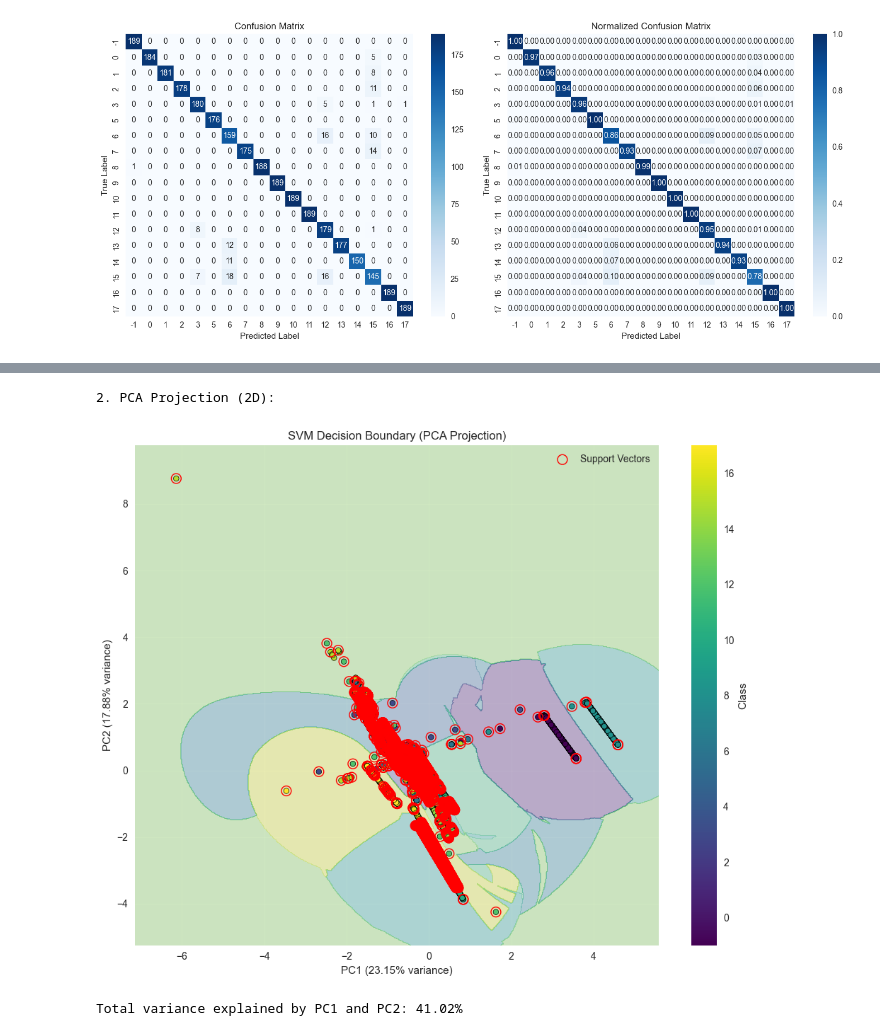
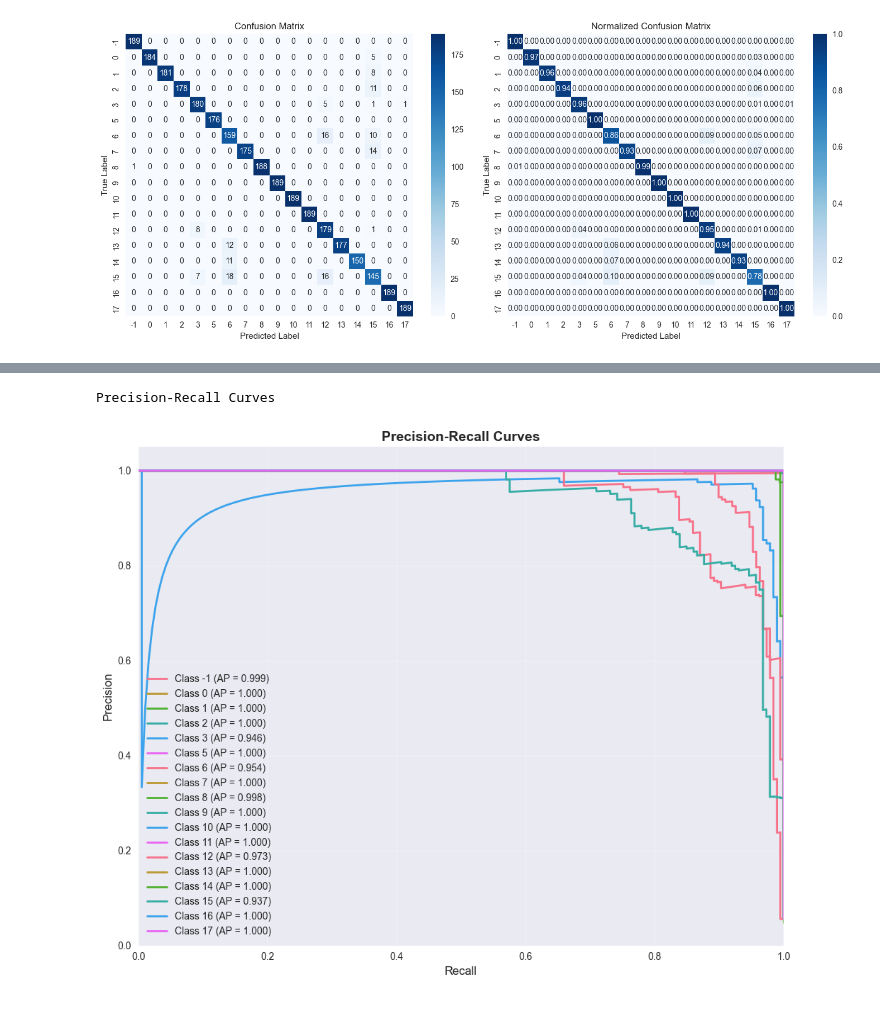
Before and after one commit to tyler-engineers-things/Machine-Learning-Joint-Analysis, a Jupyter notebook: src/svm_vis.ipynb, the cells around one changed output, grey strips where cells are left out. Cells and saved outputs as stored; diff of their text form; code cells hidden in the pictures.

Commit message:
all svm visualizations

```diff
--- a/src/svm_vis.ipynb
+++ b/src/svm_vis.ipynb
@@ -107,5 +140,34 @@ Model Performance
 # %%
+# Precision Recall Curves
+from sklearn.metrics import precision_recall_curve, average_precision_score
+def plot_precision_recall_curves(y_test, y_proba):
+    classes = sorted(y_test.unique())
+    n = len(classes)
+
+    y_test_bin = label_binarize(y_test, classes=classes)
+    if n == 2:
+        y_test_bin = np.hstack((1 - y_test_bin, y_test_bin))
+
+    plt.figure(figsize=(10, 8))
+
+    for i in range(n):
+        precision, recall, _ = precision_recall_curve(y_test_bin[:, i], y_proba[:, i])
+        avg_precision = average_precision_score(y_test_bin[:, i], y_proba[:, i])
+        plt.plot(recall, precision, lw=2,
+                label=f'Class {classes[i]} (AP = {avg_precision:.3f})')
+
+    plt.xlabel('Recall', fontsize=12)
+    plt.ylabel('Precision', fontsize=12)
+    plt.title('Precision-Recall Curves', fontsize=14, fontweight='bold')
+    plt.legend(loc="lower left")
+    plt.grid(True, alpha=0.3)
+    plt.xlim([0.0, 1.0])
+    plt.ylim([0.0, 1.05])
+    plt.tight_layout()
+    plt.show()
+
+print("\nPrecision-Recall Curves")
+plot_precision_recall_curves(y_test, y_proba)
 # %% [output]
-2. PCA Projection (2D):
+Precision-Recall Curves
-[figure, old version]
+[figure, new version]
-Total variance explained by PC1 and PC2: 41.02%
```
Also changed, not shown: parts of 3 cells of this notebook.
